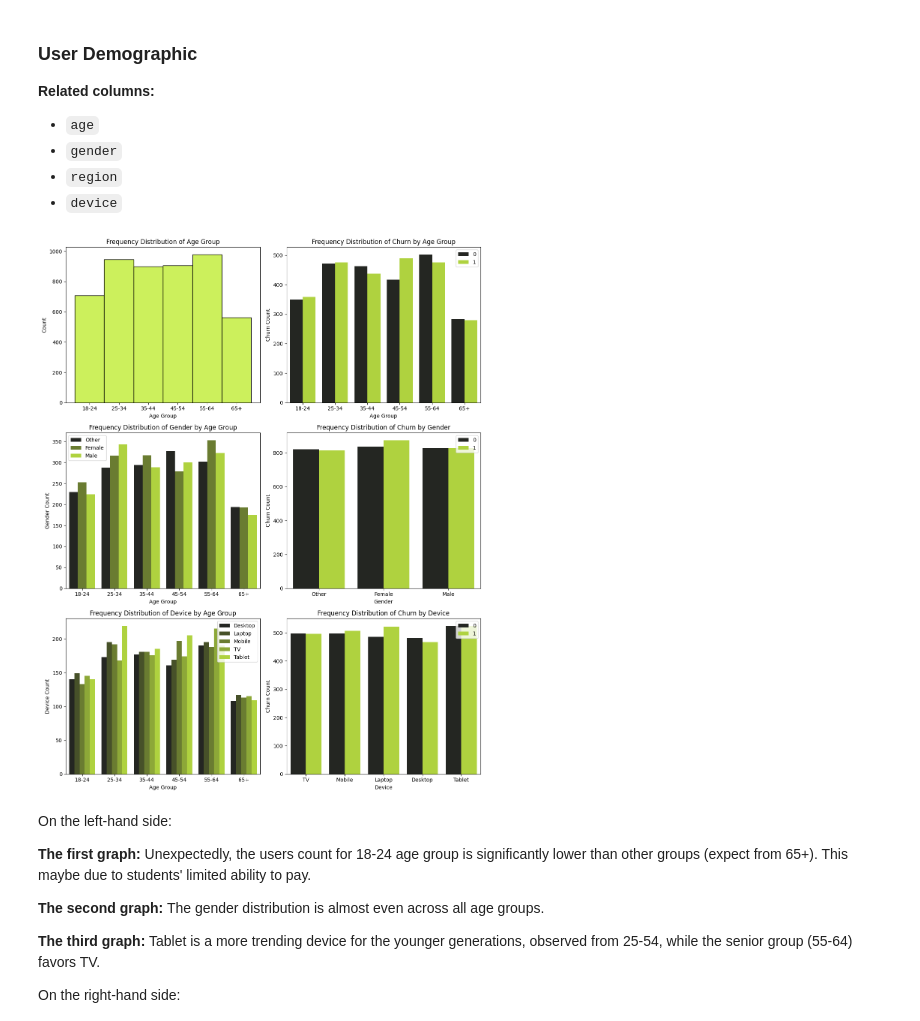
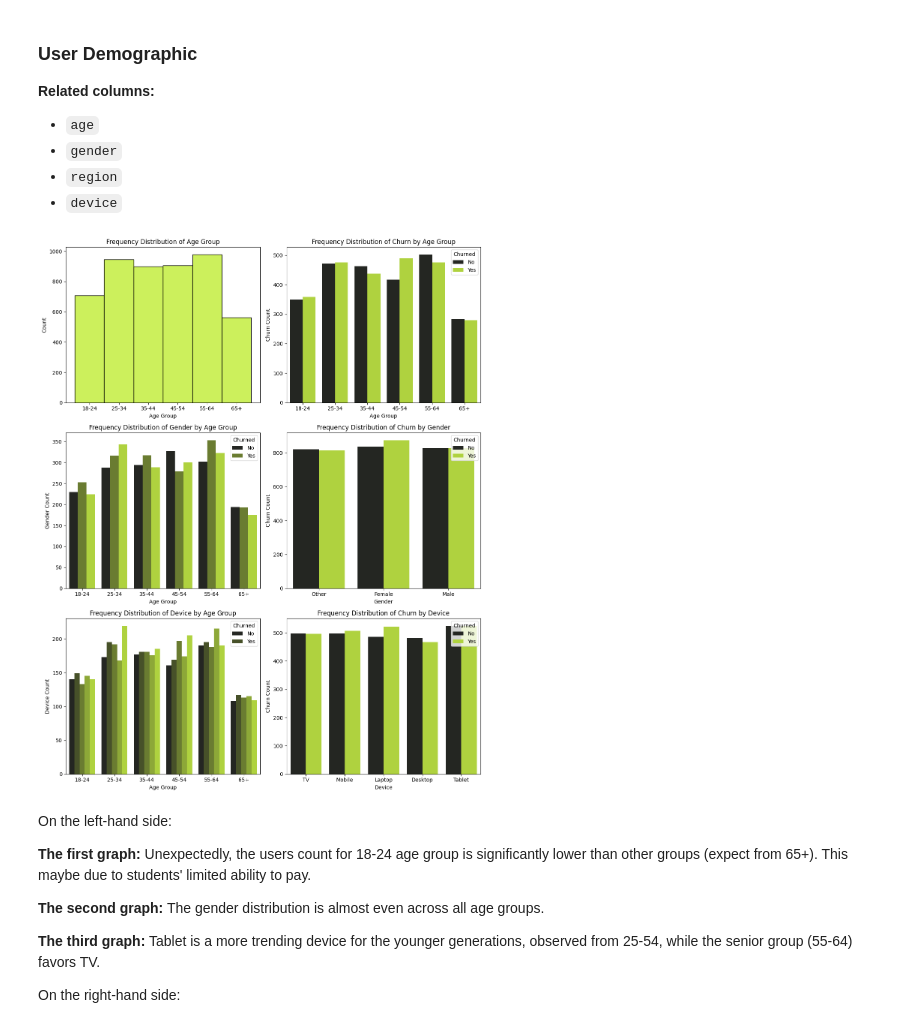
Before and after one commit to Lorre-Ramon/Netflix-Customer-Churn, a Jupyter notebook: churn.ipynb, the cells around one changed output. Drawn from its saved outputs; the diff is of its cells as text; code cells hidden in the pictures.

```diff
--- a/churn.ipynb
+++ b/churn.ipynb
@@ -156,39 +157,39 @@ axes[0,0].set_xlabel('Age Group')
 axes[0,0].set_ylabel('Count')
 
 sns.countplot(ax=axes[0,1], data = df, x='age_bucket', hue = 'churned', palette='dark:#BCEB26')
 axes[0,1].set_title('Frequency Distribution of Churn by Age Group')
 axes[0,1].set_xlabel('Age Group')
 axes[0,1].set_ylabel('Churn Count')
-axes[0,1].legend()
+axes[0,1].legend(title='Churned',labels=['No', 'Yes'])
 
 sns.countplot(ax=axes[1,0], data = df, x='age_bucket', hue = 'gender', palette='dark:#BCEB26')
 axes[1,0].set_title('Frequency Distribution of Gender by Age Group')
 axes[1,0].set_xlabel('Age Group')
 axes[1,0].set_ylabel('Gender Count')
-axes[1,0].legend()
+axes[1,0].legend(title='Churned',labels=['No', 'Yes'])
 
 sns.countplot(ax=axes[1,1], data = df, x='gender', hue = 'churned', palette='dark:#BCEB26')
 axes[1,1].set_title('Frequency Distribution of Churn by Gender')
 axes[1,1].set_xlabel("Gender")
 axes[1,1].set_ylabel('Churn Count')
-axes[1,1].legend()
+axes[1,1].legend(title='Churned',labels=['No', 'Yes'])
 
 sns.countplot(ax=axes[2,0], data = df.sort_values(by='device'), x='age_bucket', hue = 'device', palette='dark:#BCEB26')
 axes[2,0].set_title('Frequency Distribution of Device by Age Group')
 axes[2,0].set_xlabel('Age Group')
 axes[2,0].set_ylabel('Device Count')
-axes[2,0].legend()
+axes[2,0].legend(title='Churned',labels=['No', 'Yes'])
 
 sns.countplot(ax=axes[2,1], data = df, x='device', hue = 'churned', palette='dark:#BCEB26')
 axes[2,1].set_title('Frequency Distribution of Churn by Device')
 axes[2,1].set_xlabel('Device')
 axes[2,1].set_ylabel('Churn Count')
-axes[2,1].legend()
+axes[2,1].legend(title='Churned',labels=['No', 'Yes'])
 
 plt.tight_layout()
 plt.show()
 # %% [output]
-[figure, old version]
+[figure, new version]
 # %% [markdown]
 On the left-hand side:
 
```
Also changed, not shown: parts of 29 cells of this notebook.
